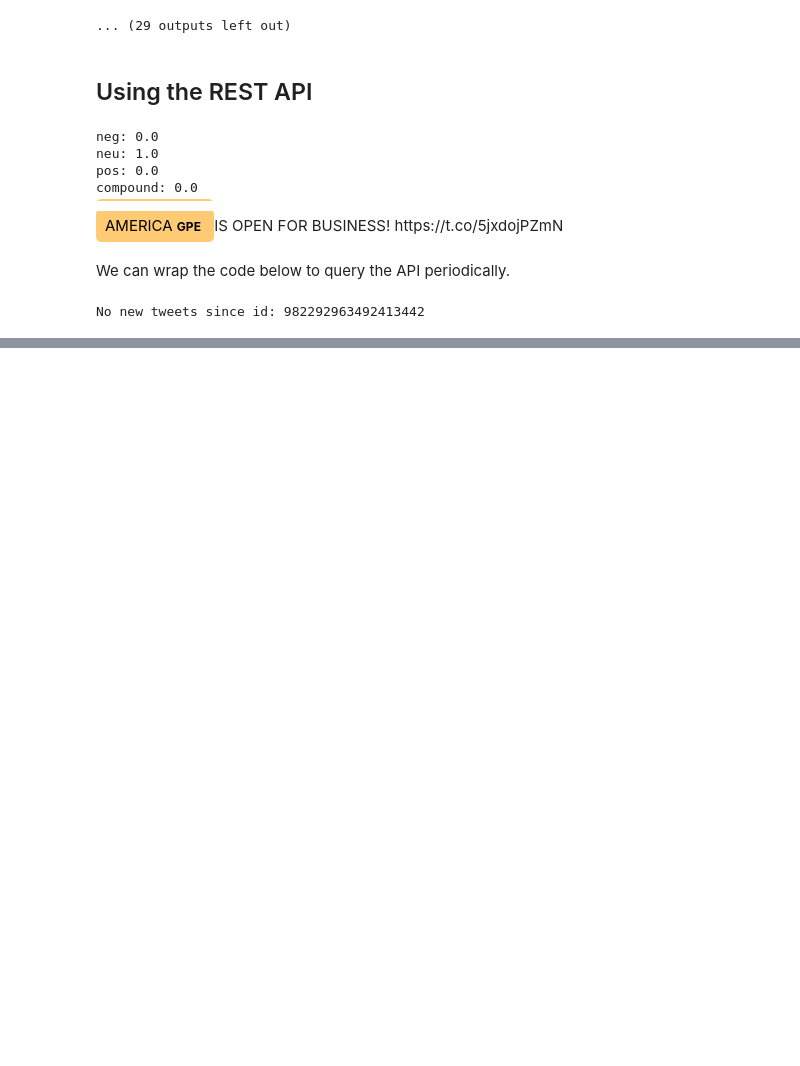
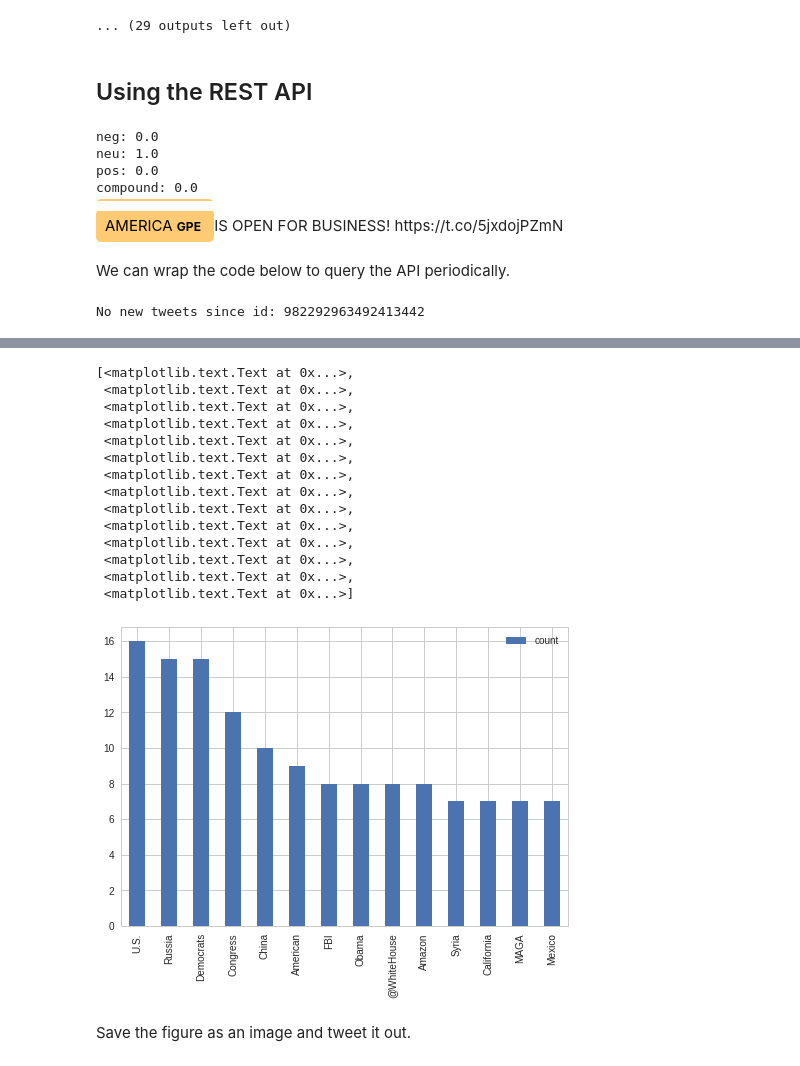
Before and after one commit to Capital-News-Service/daily-trump-snapshot, a Jupyter notebook: daily_trump_snapshot.ipynb, the cells around one changed output, grey strips where cells are left out. Drawn from its saved outputs; the diff is of its cells as text; code cells hidden in the pictures; blank space fills up the shorter version.

```diff
--- a/daily_trump_snapshot.ipynb
+++ b/daily_trump_snapshot.ipynb
@@ -481,0 +458,32 @@ No new tweets since id: 982292963492413442
+# %%
+text = list(ents.keys())
+labels = list(ents.values())
+data = {'text':text,'label':labels}
+df2 = pd.DataFrame(data)
+
+for index,row in df2.iterrows():
+    df2.at[index,'count'] = counts[row['text']]
+
+#sort by count greater than 7
+df2 = df2[df2['count'] >= 7]
+df2 = df2.sort_values(by=['count'], ascending=False)
+bar = df2.plot.bar()
+bar.set_xticklabels(df2['text'], rotation=90)
+# %% [output]
+[<matplotlib.text.Text at 0x...>,
+ <matplotlib.text.Text at 0x...>,
+ <matplotlib.text.Text at 0x...>,
+ <matplotlib.text.Text at 0x...>,
+ <matplotlib.text.Text at 0x...>,
+ <matplotlib.text.Text at 0x...>,
+ <matplotlib.text.Text at 0x...>,
+ <matplotlib.text.Text at 0x...>,
+ <matplotlib.text.Text at 0x...>,
+ <matplotlib.text.Text at 0x...>,
+ <matplotlib.text.Text at 0x...>,
+ <matplotlib.text.Text at 0x...>,
+ <matplotlib.text.Text at 0x...>,
+ <matplotlib.text.Text at 0x...>]
+[figure, added]
+# %% [markdown]
+Save the figure as an image and tweet it out.
```
Also changed, not shown: parts of 55 cells of this notebook.
